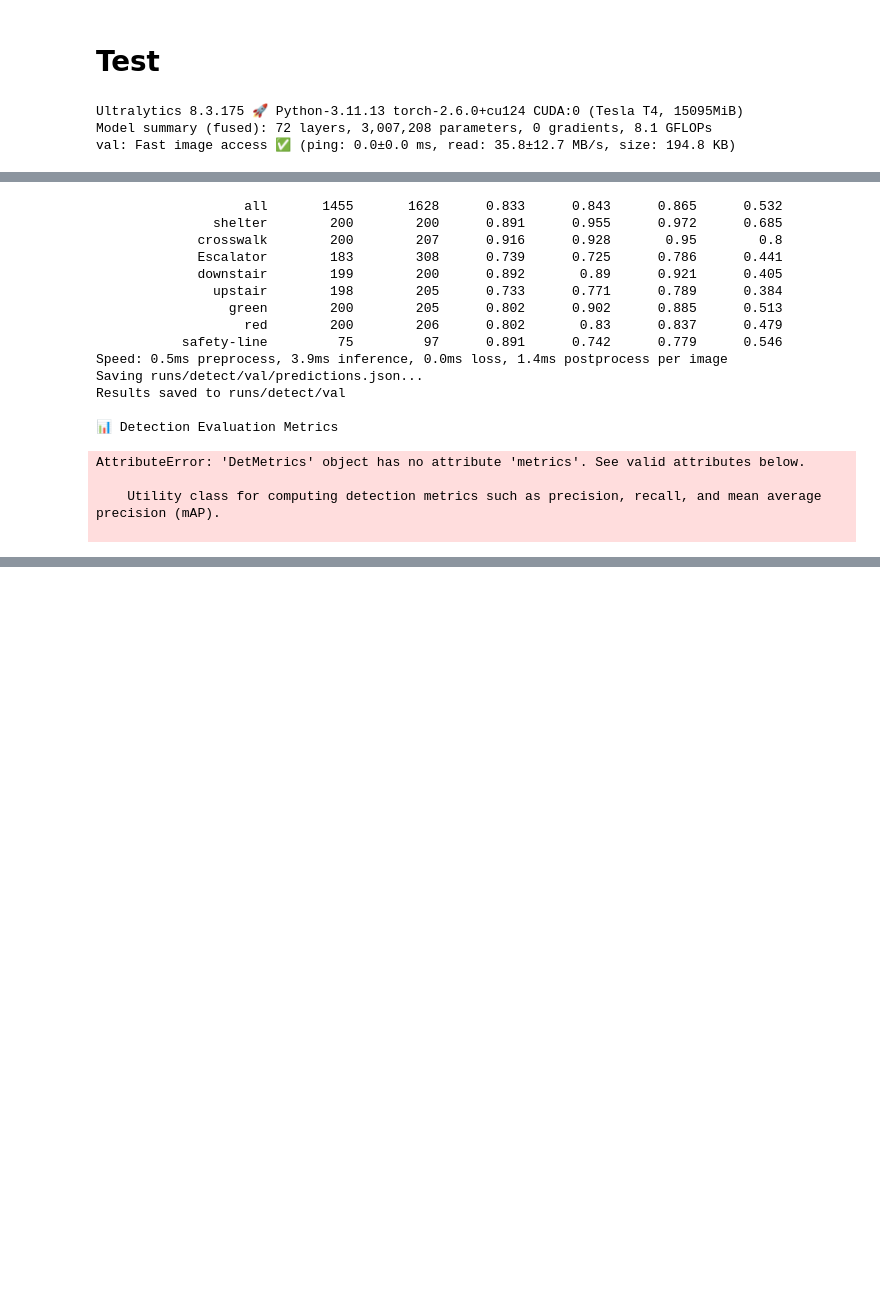
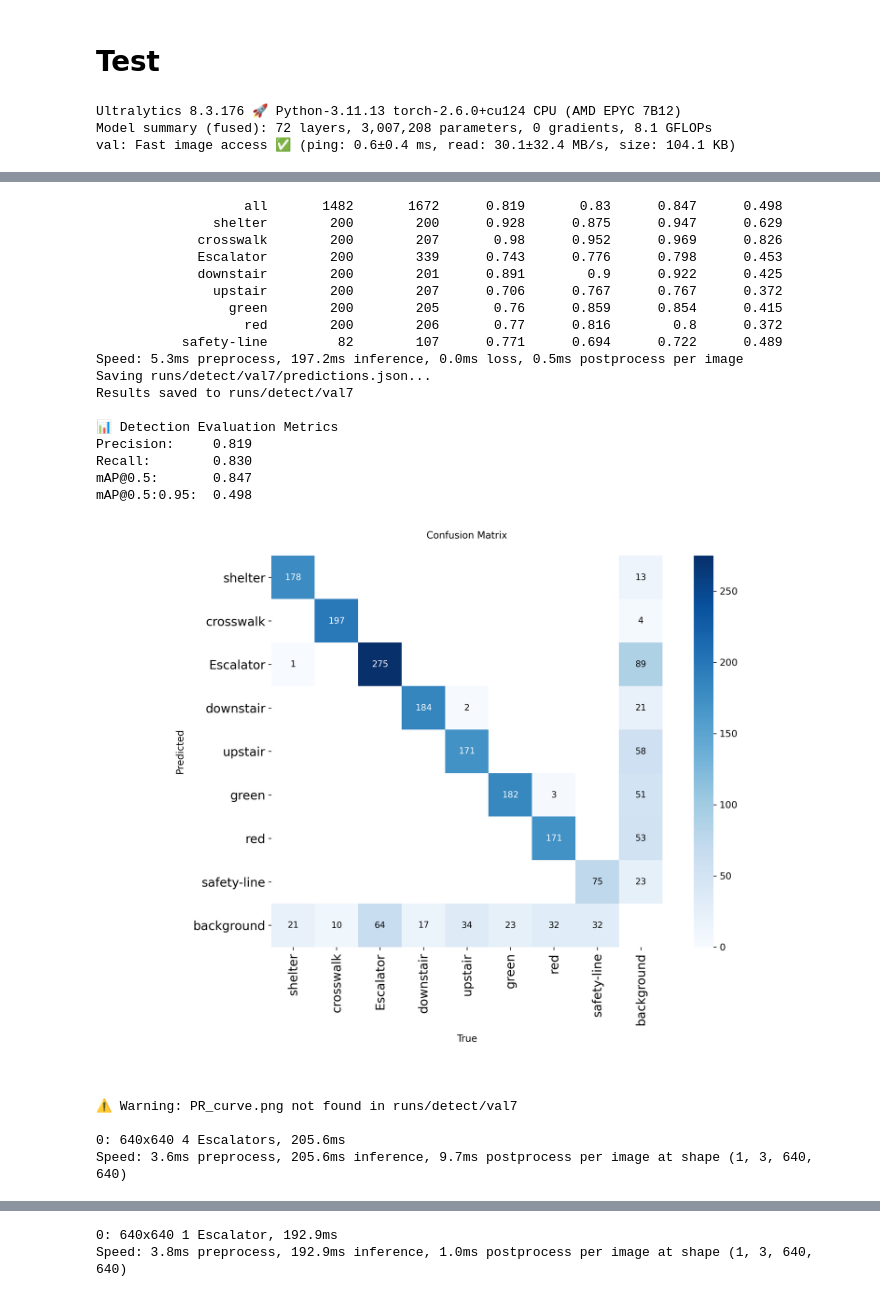
Before and after one commit to mmatinm/SmartCane-AI-Visual-Navigation-System, a Jupyter notebook: training.ipynb, the cells around one changed output, grey strips where cells are left out. Cells and saved outputs as stored; diff of their text form; code cells hidden in the pictures; blank space fills up the shorter version.

```diff
--- a/training.ipynb
+++ b/training.ipynb
@@ -571,7 +597,7 @@ dst_path = "/content/drive/MyDrive/SmartCane/yolov8n_0.83.pt"
 from ultralytics import YOLO
 
 # Load the trained model from Google Drive
-model = YOLO("/content/drive/MyDrive/SmartCane/best_yolov8_custom.pt")
+model = YOLO("/content/drive/MyDrive/SmartCane/yolov8n_0.83.pt")
 # %% [markdown]
 # Test
 # %%
@@ -609,9 +654,9 @@ def evaluate_yolov8_detector(model_path, data_yaml, split='test'):
 # %%
 evaluate_yolov8_detector(
-    model_path='/content/yolo_train_output/yolov8_custom5/weights/best.pt',
-    data_yaml='/content/augmented_dataset400/data.yaml'
+    model_path='/content/drive/MyDrive/SmartCane/yolov8n_0.83.pt',
+    data_yaml='/content/final_dataset/data.yaml'
 )
 # %% [output]
-Ultralytics 8.3.175 🚀 Python-3.11.13 torch-2.6.0+cu124 CUDA:0 (Tesla T4, 15095MiB)
+Ultralytics 8.3.176 🚀 Python-3.11.13 torch-2.6.0+cu124 CPU (AMD EPYC 7B12)
 Model summary (fused): 72 layers, 3,007,208 parameters, 0 gradients, 8.1 GFLOPs
-val: Fast image access ✅ (ping: 0.0±0.0 ms, read: 35.8±12.7 MB/s, size: 194.8 KB)
+val: Fast image access ✅ (ping: 0.6±0.4 ms, read: 30.1±32.4 MB/s, size: 104.1 KB)
@@ -619,18 +664,23 @@ val: New cache created: /content/augmented_dataset400/test/labels.cache
-                   all       1455       1628      0.833      0.843      0.865      0.532
-               shelter        200        200      0.891      0.955      0.972      0.685
-             crosswalk        200        207      0.916      0.928       0.95        0.8
-             Escalator        183        308      0.739      0.725      0.786      0.441
-             downstair        199        200      0.892       0.89      0.921      0.405
-               upstair        198        205      0.733      0.771      0.789      0.384
-                 green        200        205      0.802      0.902      0.885      0.513
-                   red        200        206      0.802       0.83      0.837      0.479
-           safety-line         75         97      0.891      0.742      0.779      0.546
-Speed: 0.5ms preprocess, 3.9ms inference, 0.0ms loss, 1.4ms postprocess per image
-Saving runs/detect/val/predictions.json...
-Results saved to runs/detect/val
+                   all       1482       1672      0.819       0.83      0.847      0.498
+               shelter        200        200      0.928      0.875      0.947      0.629
+             crosswalk        200        207       0.98      0.952      0.969      0.826
+             Escalator        200        339      0.743      0.776      0.798      0.453
+             downstair        200        201      0.891        0.9      0.922      0.425
+               upstair        200        207      0.706      0.767      0.767      0.372
+                 green        200        205       0.76      0.859      0.854      0.415
+                   red        200        206       0.77      0.816        0.8      0.372
+           safety-line         82        107      0.771      0.694      0.722      0.489
+Speed: 5.3ms preprocess, 197.2ms inference, 0.0ms loss, 0.5ms postprocess per image
+Saving runs/detect/val7/predictions.json...
+Results saved to runs/detect/val7
 
 📊 Detection Evaluation Metrics
+Precision:     0.819
+Recall:        0.830
+mAP@0.5:       0.847
+mAP@0.5:0.95:  0.498
+[figure, added]
-AttributeError: 'DetMetrics' object has no attribute 'metrics'. See valid attributes below.
+⚠️ Warning: PR_curve.png not found in runs/detect/val7
 
-    Utility class for computing detection metrics such as precision, recall, and mean average precision (mAP).
-
+0: 640x640 4 Escalators, 205.6ms
+Speed: 3.6ms preprocess, 205.6ms inference, 9.7ms postprocess per image at shape (1, 3, 640, 640)
@@ -636,0 +688,2 @@ AttributeError: 'DetMetrics' object has no attribute 'metrics'. See valid attrib
+0: 640x640 1 Escalator, 192.9ms
+Speed: 3.8ms preprocess, 192.9ms inference, 1.0ms postprocess per image at shape (1, 3, 640, 640)
```
Also changed, not shown: parts of 6 cells of this notebook.
